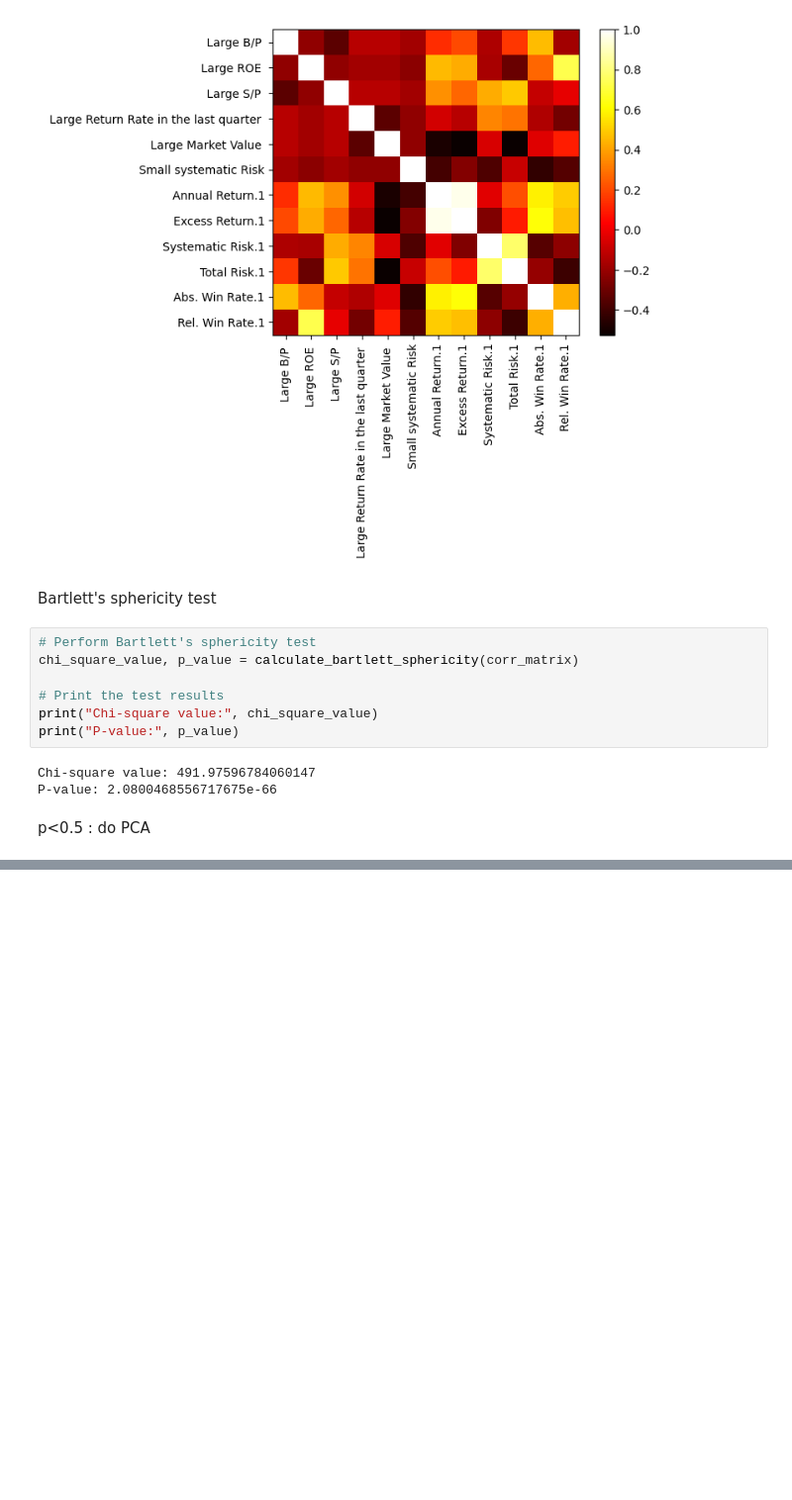
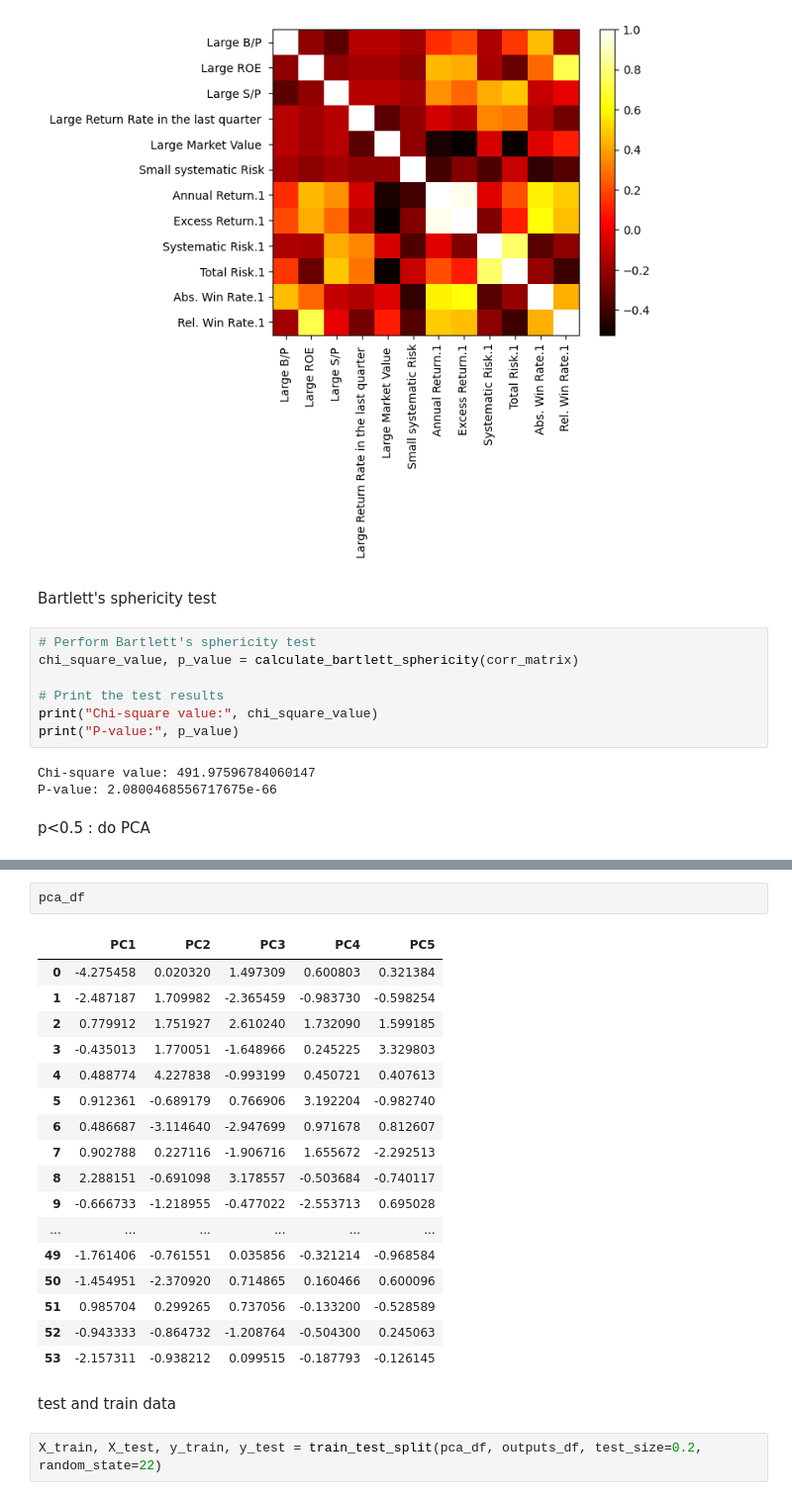
Before and after one commit to JaswanthKrishnaE/Stock-portfolio-analysis-using-multivariate-linear-regression, a Jupyter notebook: influential_points.ipynb, the cells around one changed output, grey strips where cells are left out. Shown: that part at 99% size. Cells and saved outputs as stored; diff of their text form; blank space fills up the shorter version.

```diff
--- a/influential_points.ipynb
+++ b/influential_points.ipynb
@@ -211,0 +225,24 @@ print((pca.explained_variance_ratio_ * 100).sum())
+# %%
+pca_df
+# %% [output]
+|  | PC1 | PC2 | PC3 | PC4 | PC5 |
+| 0 | -4.275458 | 0.020320 | 1.497309 | 0.600803 | 0.321384 |
+| 1 | -2.487187 | 1.709982 | -2.365459 | -0.983730 | -0.598254 |
+| 2 | 0.779912 | 1.751927 | 2.610240 | 1.732090 | 1.599185 |
+| 3 | -0.435013 | 1.770051 | -1.648966 | 0.245225 | 3.329803 |
+| 4 | 0.488774 | 4.227838 | -0.993199 | 0.450721 | 0.407613 |
+| 5 | 0.912361 | -0.689179 | 0.766906 | 3.192204 | -0.982740 |
+| 6 | 0.486687 | -3.114640 | -2.947699 | 0.971678 | 0.812607 |
+| 7 | 0.902788 | 0.227116 | -1.906716 | 1.655672 | -2.292513 |
+| 8 | 2.288151 | -0.691098 | 3.178557 | -0.503684 | -0.740117 |
+| 9 | -0.666733 | -1.218955 | -0.477022 | -2.553713 | 0.695028 |
+| ... | ... | ... | ... | ... | ... |
+| 49 | -1.761406 | -0.761551 | 0.035856 | -0.321214 | -0.968584 |
+| 50 | -1.454951 | -2.370920 | 0.714865 | 0.160466 | 0.600096 |
+| 51 | 0.985704 | 0.299265 | 0.737056 | -0.133200 | -0.528589 |
+| 52 | -0.943333 | -0.864732 | -1.208764 | -0.504300 | 0.245063 |
+| 53 | -2.157311 | -0.938212 | 0.099515 | -0.187793 | -0.126145 |
+# %% [markdown]
+test and train data
+# %%
+X_train, X_test, y_train, y_test = train_test_split(pca_df, outputs_df, test_size=0.2, random_state=22)
```
Also changed, not shown: parts of 25 cells of this notebook.
